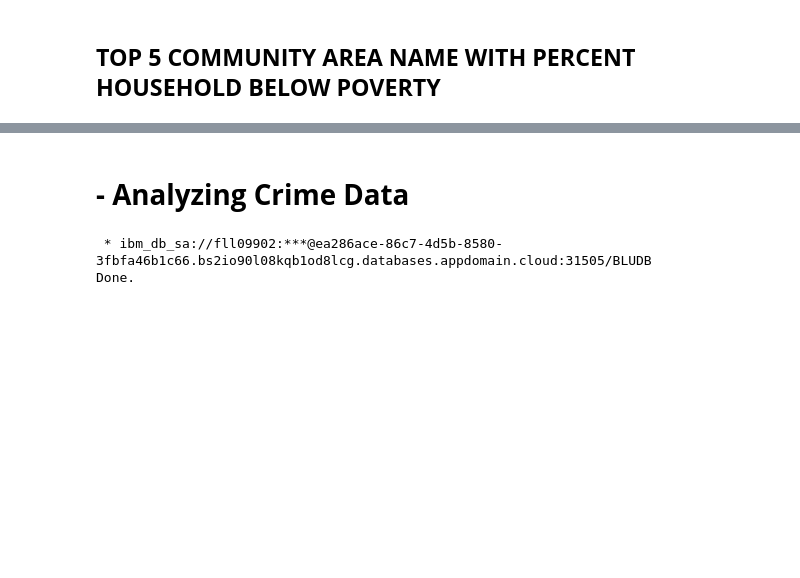
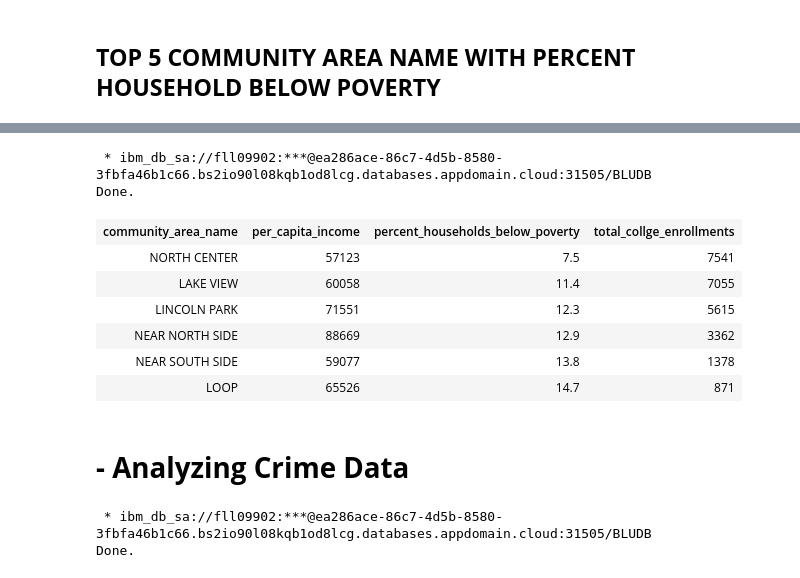
Before and after one commit to KhadijahMohamedAbd/SQL_PYTHON_PROJECT_1, a Jupyter notebook: SQL Data Findings.ipynb, the cells around one changed output, grey strips where cells are left out. Drawn from its saved outputs; the diff is of its cells as text; code cells hidden in the pictures; blank space fills up the shorter version.

```diff
--- a/SQL Data Findings.ipynb
+++ b/SQL Data Findings.ipynb
@@ -196,3 +188,18 @@ Done.
+# %%
+%%sql select sc.community_area_name, cen.per_capita_income , cen.percent_households_below_poverty, sum(college_enrollment) as Total_Collge_Enrollments
+from chi_census as cen inner join chi_school as sc on sc.community_area_number=cen.community_area_number
+where per_capita_income>50000
+group by sc.community_area_name, cen.per_capita_income , cen.percent_households_below_poverty
+# %% [output]
+ * ibm_db_sa://fll09902:***@ea286ace-86c7-4d5b-8580-3fbfa46b1c66.bs2io90l08kqb1od8lcg.databases.appdomain.cloud:31505/BLUDB
+Done.
+| community_area_name | per_capita_income | percent_households_below_poverty | total_collge_enrollments |
+| NORTH CENTER | 57123 | 7.5 | 7541 |
+| LAKE VIEW | 60058 | 11.4 | 7055 |
+| LINCOLN PARK | 71551 | 12.3 | 5615 |
+| NEAR NORTH SIDE | 88669 | 12.9 | 3362 |
+| NEAR SOUTH SIDE | 59077 | 13.8 | 1378 |
+| LOOP | 65526 | 14.7 | 871 |
 # %% [markdown]
 # **- Analyzing Crime Data**
 # %%
```
Also changed, not shown: parts of 2 cells of this notebook, 3 other files.
